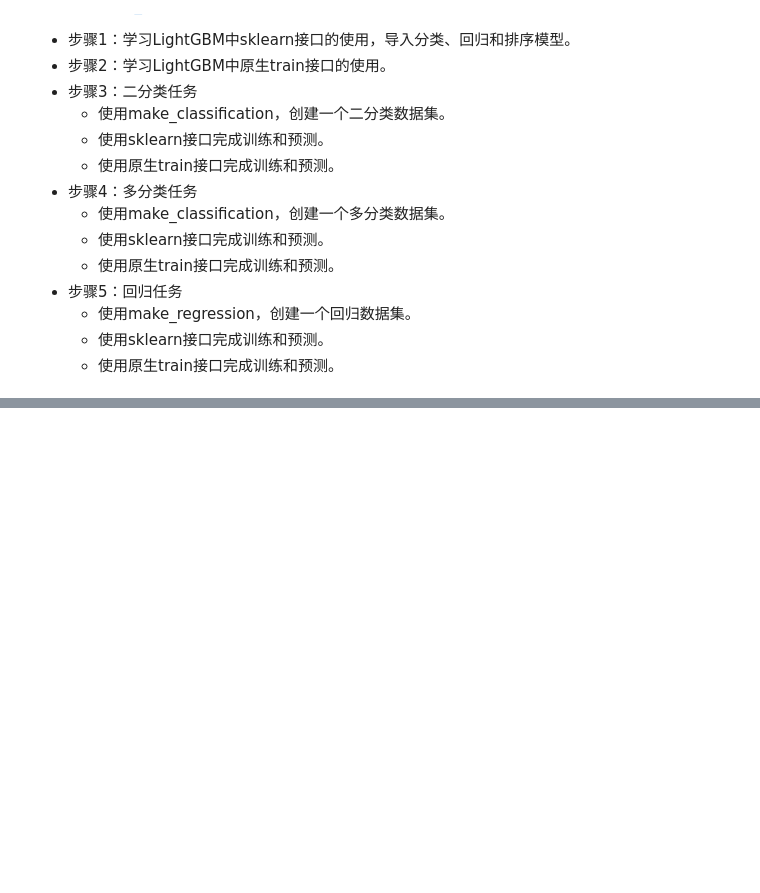
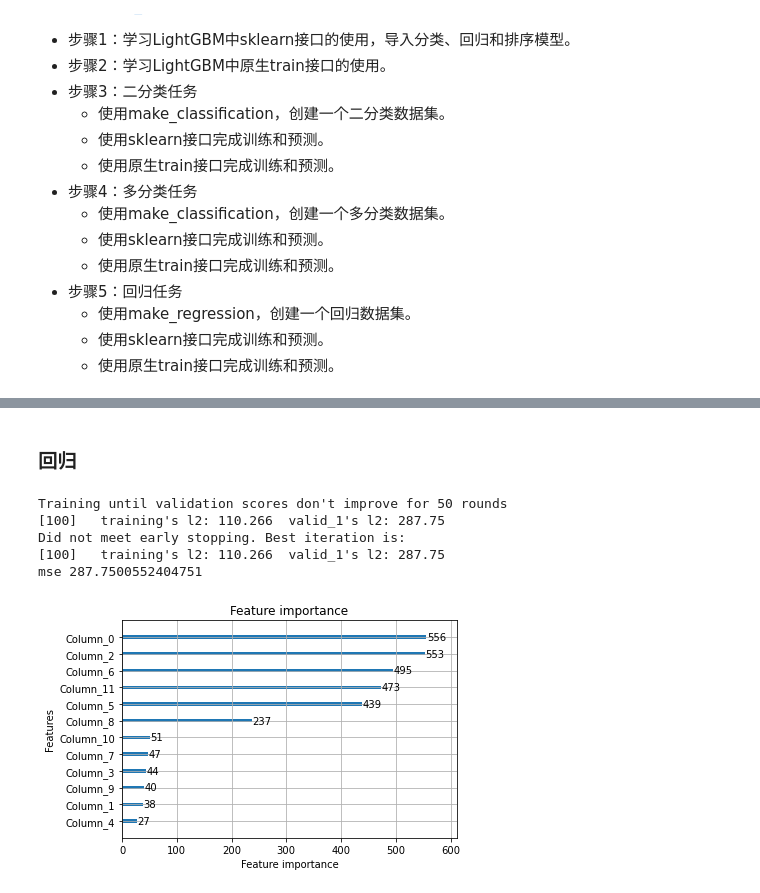
Before and after one commit to xihuishawpy/coggle_11month, a Jupyter notebook: LightGBM.ipynb, the cells around one changed output, grey strips where cells are left out. Cells and saved outputs as stored; diff of their text form; code cells hidden in the pictures; blank space fills up the shorter version.

```diff
--- a/LightGBM.ipynb
+++ b/LightGBM.ipynb
@@ -187,0 +458,46 @@ https://github.com/microsoft/LightGBM/blob/master/examples/python-guide/simple_e
+# %% [markdown]
+### 回归
+# %%
+## sklearn接口
+
+X,y = make_regression(n_samples=10000,n_features=12,n_informative=6 ,random_state=2022)
+
+X_train,X_test,y_train,y_test = train_test_split(X,y,test_size=0.3,random_state=2022)
+
+lgb_model = LGBMRegressor(
+    boosting_type='gbdt',
+    num_leaves=31,
+    max_depth=-1,
+    learning_rate=0.1,
+    n_estimators=100,
+    objective='regression', # 默认是二分类
+    min_split_gain=0.0,
+    min_child_samples=20,
+    subsample=1.0,
+    subsample_freq=0,
+    colsample_bytree=1.0,
+    reg_alpha=0.0,
+    reg_lambda=0.0,
+    random_state=2022,
+    silent=True
+)
+
+
+lgb_model.fit(X_train,y_train, eval_set=[(X_train, y_train), (X_test, y_test)],
+          verbose=100, early_stopping_rounds=50)
+
+# 对测试集进行预测
+y_pred = lgb_model.predict(X_test)
+mse = mean_squared_error(y_test,y_pred)
+print('mse', mse)
+
+# 显示重要特征
+plot_importance(lgb_model)
+plt.show()
+# %% [output]
+Training until validation scores don't improve for 50 rounds
+[100]   training's l2: 110.266  valid_1's l2: 287.75
+Did not meet early stopping. Best iteration is:
+[100]   training's l2: 110.266  valid_1's l2: 287.75
+mse 287.7500552404751
+[figure, added]
```
Also changed, not shown: parts of 13 cells of this notebook.
